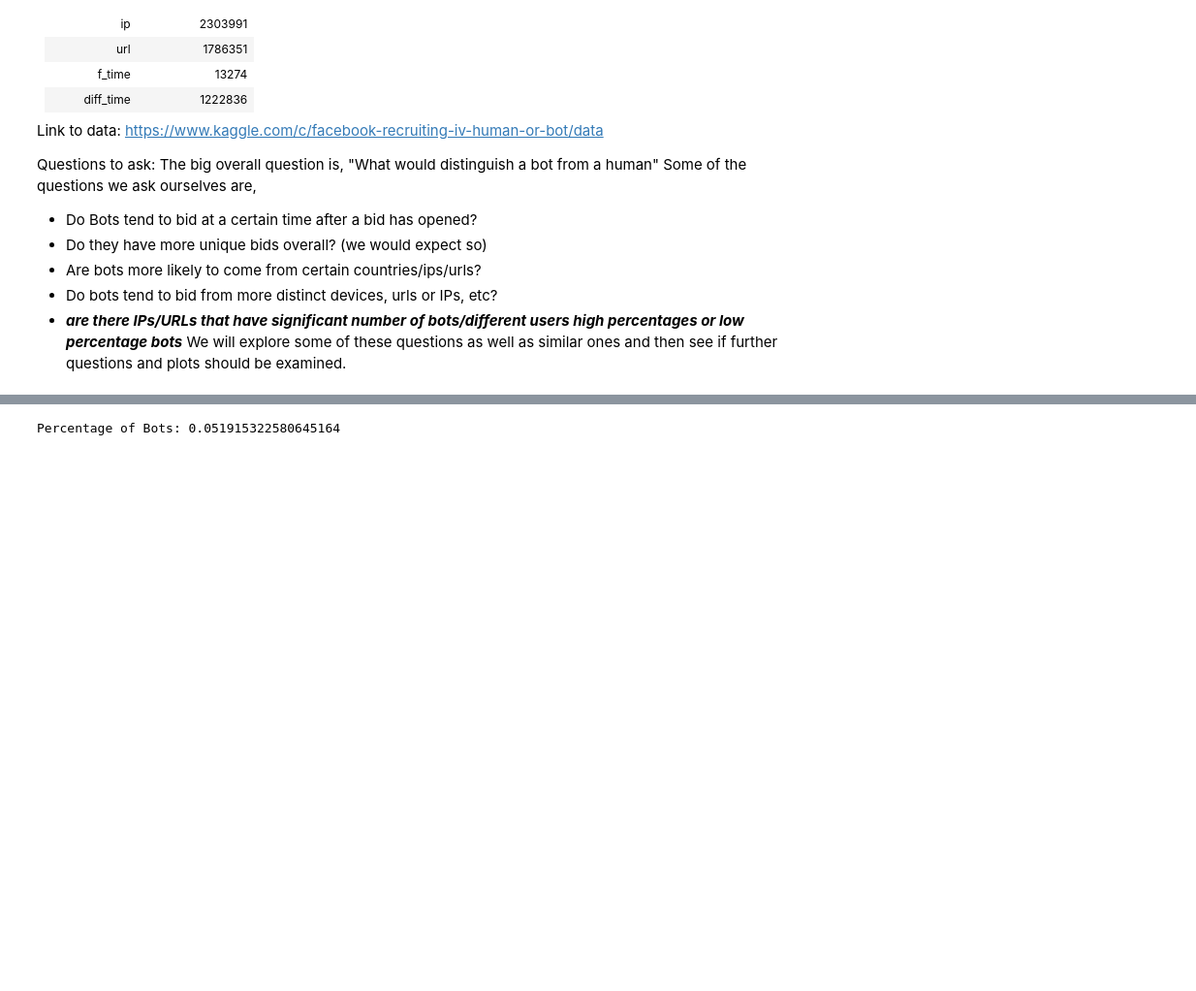
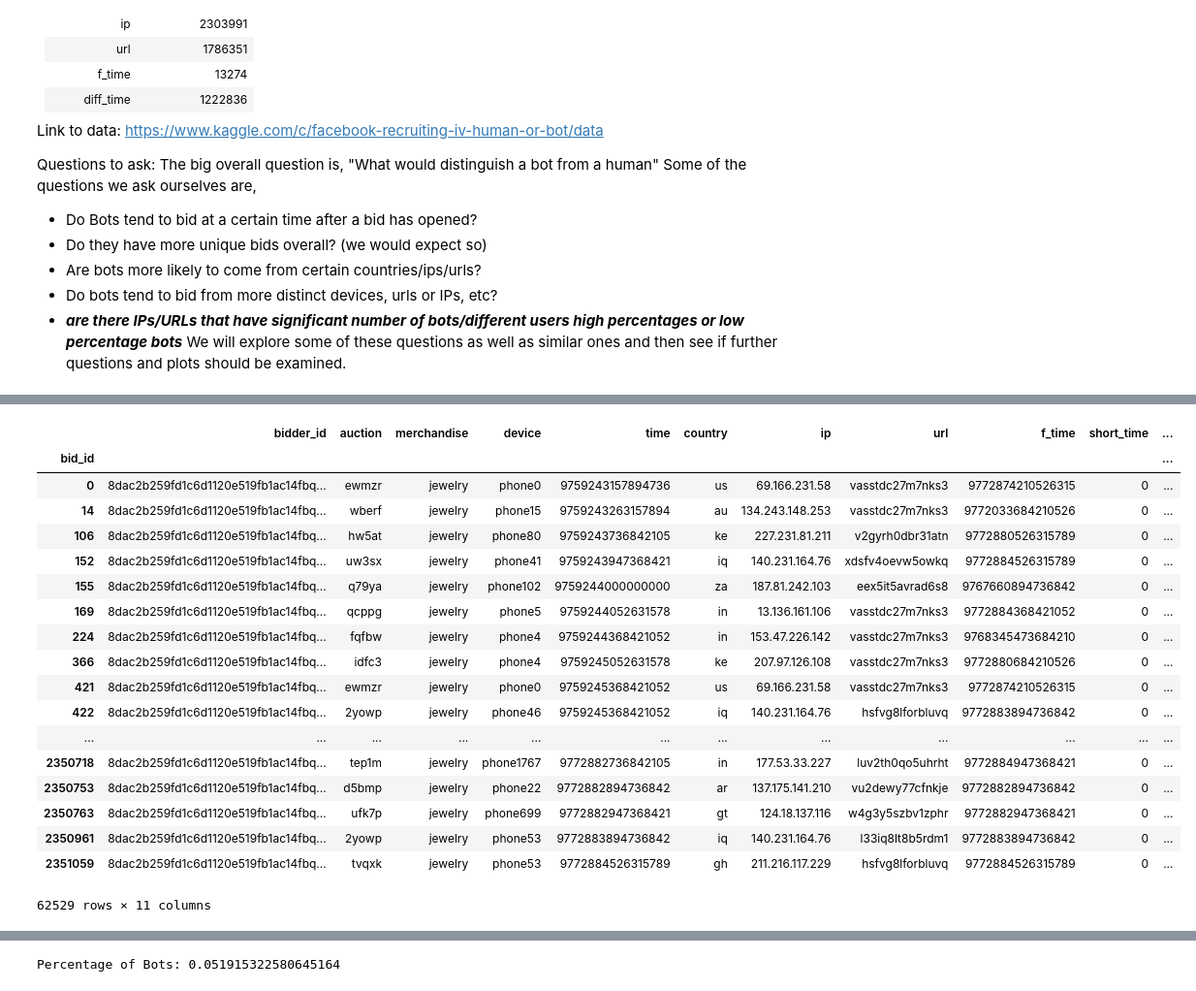
Before and after one commit to cvgardner/Springboard, a Jupyter notebook: Datastory Telling Project.ipynb, the cells around one changed output, grey strips where cells are left out. Shown at 97% size. Cells and saved outputs as stored; diff of their text form; code cells hidden in the pictures; blank space fills up the shorter version.

```diff
--- a/Datastory Telling Project.ipynb
+++ b/Datastory Telling Project.ipynb
@@ -70,3 +80,25 @@ groupedsecond = mergedfirst.groupby('bidder_id').nunique()
+# %%
+bids[bids.bidder_id == bids.bidder_id.values[0]].sort_values('time')
+# %% [output]
+|  | bidder_id | auction | merchandise | device | time | country | ip | url | f_time | short_time | ... |
+| bid_id |  |  |  |  |  |  |  |  |  |  | ... |
+| 0 | 8dac2b259fd1c6d1120e519fb1ac14fbq... | ewmzr | jewelry | phone0 | 9759243157894736 | us | 69.166.231.58 | vasstdc27m7nks3 | 9772874210526315 | 0 | ... |
+| 14 | 8dac2b259fd1c6d1120e519fb1ac14fbq... | wberf | jewelry | phone15 | 9759243263157894 | au | 134.243.148.253 | vasstdc27m7nks3 | 9772033684210526 | 0 | ... |
+| 106 | 8dac2b259fd1c6d1120e519fb1ac14fbq... | hw5at | jewelry | phone80 | 9759243736842105 | ke | 227.231.81.211 | v2gyrh0dbr31atn | 9772880526315789 | 0 | ... |
+| 152 | 8dac2b259fd1c6d1120e519fb1ac14fbq... | uw3sx | jewelry | phone41 | 9759243947368421 | iq | 140.231.164.76 | xdsfv4oevw5owkq | 9772884526315789 | 0 | ... |
+| 155 | 8dac2b259fd1c6d1120e519fb1ac14fbq... | q79ya | jewelry | phone102 | 9759244000000000 | za | 187.81.242.103 | eex5it5avrad6s8 | 9767660894736842 | 0 | ... |
+| 169 | 8dac2b259fd1c6d1120e519fb1ac14fbq... | qcppg | jewelry | phone5 | 9759244052631578 | in | 13.136.161.106 | vasstdc27m7nks3 | 9772884368421052 | 0 | ... |
+| 224 | 8dac2b259fd1c6d1120e519fb1ac14fbq... | fqfbw | jewelry | phone4 | 9759244368421052 | in | 153.47.226.142 | vasstdc27m7nks3 | 9768345473684210 | 0 | ... |
+| 366 | 8dac2b259fd1c6d1120e519fb1ac14fbq... | idfc3 | jewelry | phone4 | 9759245052631578 | ke | 207.97.126.108 | vasstdc27m7nks3 | 9772880684210526 | 0 | ... |
+| 421 | 8dac2b259fd1c6d1120e519fb1ac14fbq... | ewmzr | jewelry | phone0 | 9759245368421052 | us | 69.166.231.58 | vasstdc27m7nks3 | 9772874210526315 | 0 | ... |
+| 422 | 8dac2b259fd1c6d1120e519fb1ac14fbq... | 2yowp | jewelry | phone46 | 9759245368421052 | iq | 140.231.164.76 | hsfvg8lforbluvq | 9772883894736842 | 0 | ... |
+| ... | ... | ... | ... | ... | ... | ... | ... | ... | ... | ... | ... |
+| 2350718 | 8dac2b259fd1c6d1120e519fb1ac14fbq... | tep1m | jewelry | phone1767 | 9772882736842105 | in | 177.53.33.227 | luv2th0qo5uhrht | 9772884947368421 | 0 | ... |
+| 2350753 | 8dac2b259fd1c6d1120e519fb1ac14fbq... | d5bmp | jewelry | phone22 | 9772882894736842 | ar | 137.175.141.210 | vu2dewy77cfnkje | 9772882894736842 | 0 | ... |
+| 2350763 | 8dac2b259fd1c6d1120e519fb1ac14fbq... | ufk7p | jewelry | phone699 | 9772882947368421 | gt | 124.18.137.116 | w4g3y5szbv1zphr | 9772882947368421 | 0 | ... |
+| 2350961 | 8dac2b259fd1c6d1120e519fb1ac14fbq... | 2yowp | jewelry | phone53 | 9772883894736842 | iq | 140.231.164.76 | l33iq8lt8b5rdm1 | 9772883894736842 | 0 | ... |
+| 2351059 | 8dac2b259fd1c6d1120e519fb1ac14fbq... | tvqxk | jewelry | phone53 | 9772884526315789 | gh | 211.216.117.229 | hsfvg8lforbluvq | 9772884526315789 | 0 | ... |
+62529 rows × 11 columns
 # %%
 bids.sort_values('short_time', ascending=False).head()
 # %% [output]
```
Also changed, not shown: parts of 1 cell of this notebook, 1 other file.
